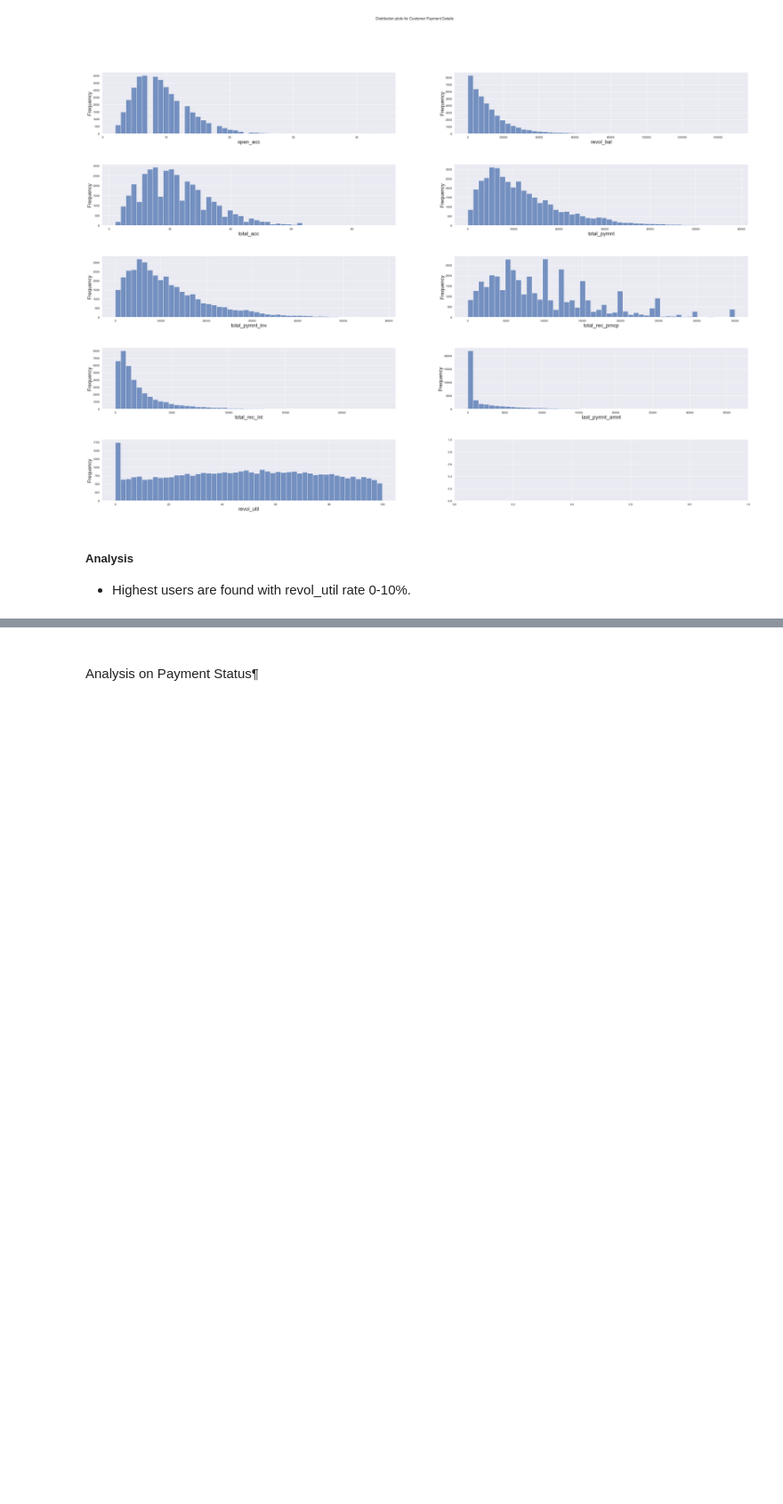
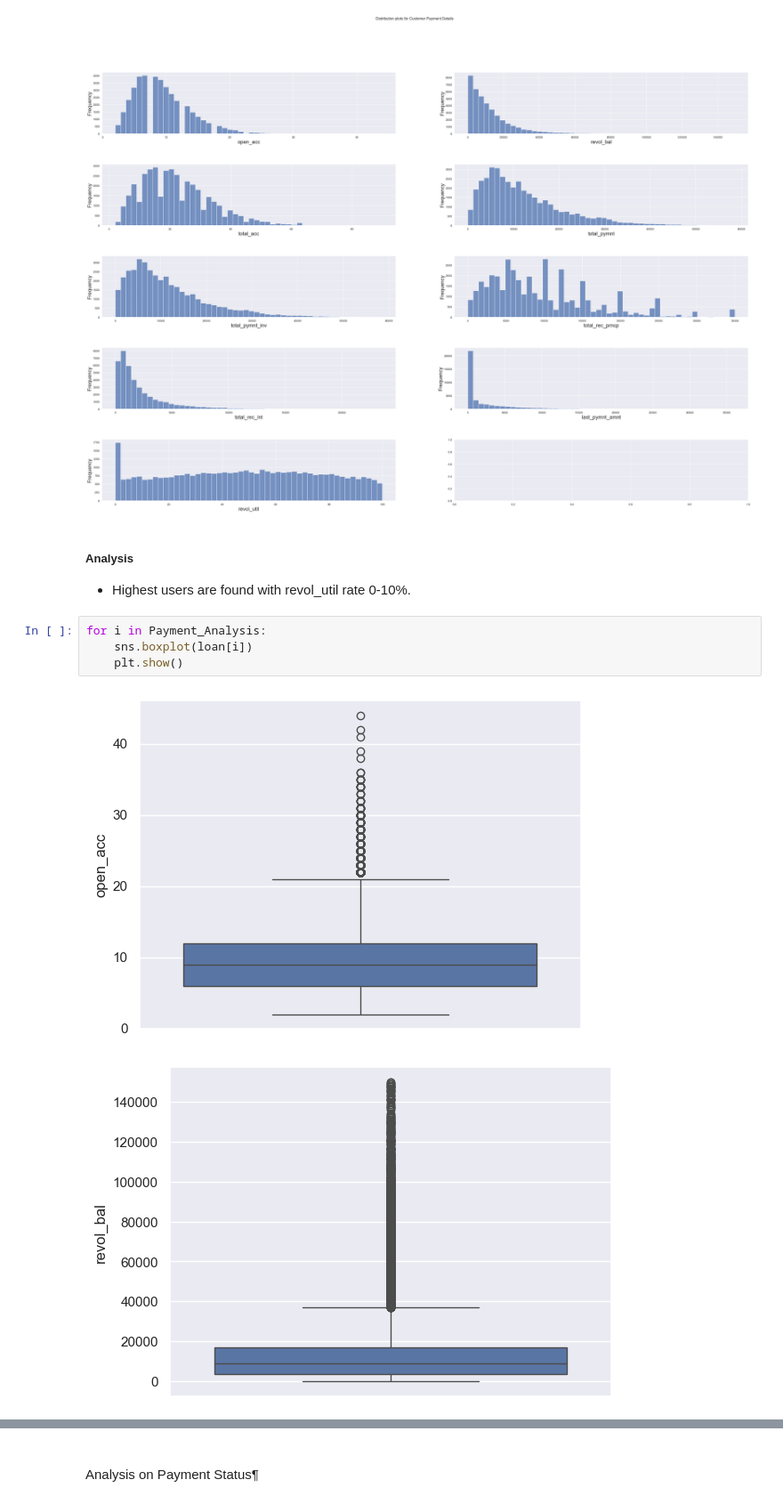
Before and after one commit to MallikaBera/LendingClubCaseStudy, a Jupyter notebook: Code_v02_01_mamathak.ipynb, the cells around one changed output, grey strips where cells are left out. Shown at 89% size. Cells and saved outputs as stored; diff of their text form; blank space fills up the shorter version.

```diff
--- a/Code_v02_01_mamathak.ipynb
+++ b/Code_v02_01_mamathak.ipynb
@@ -847,3 +847,10 @@ for i in Payment_Analysis:
 # %% [markdown]
 ##### Analysis
 - Highest users are found with revol_util rate 0-10%.
+# %%
+for i in Payment_Analysis:
+    sns.boxplot(loan[i])
+    plt.show()
+# %% [output]
+[figure, added]
+[figure, added]
```
Also changed, not shown: parts of 6 cells of this notebook.
